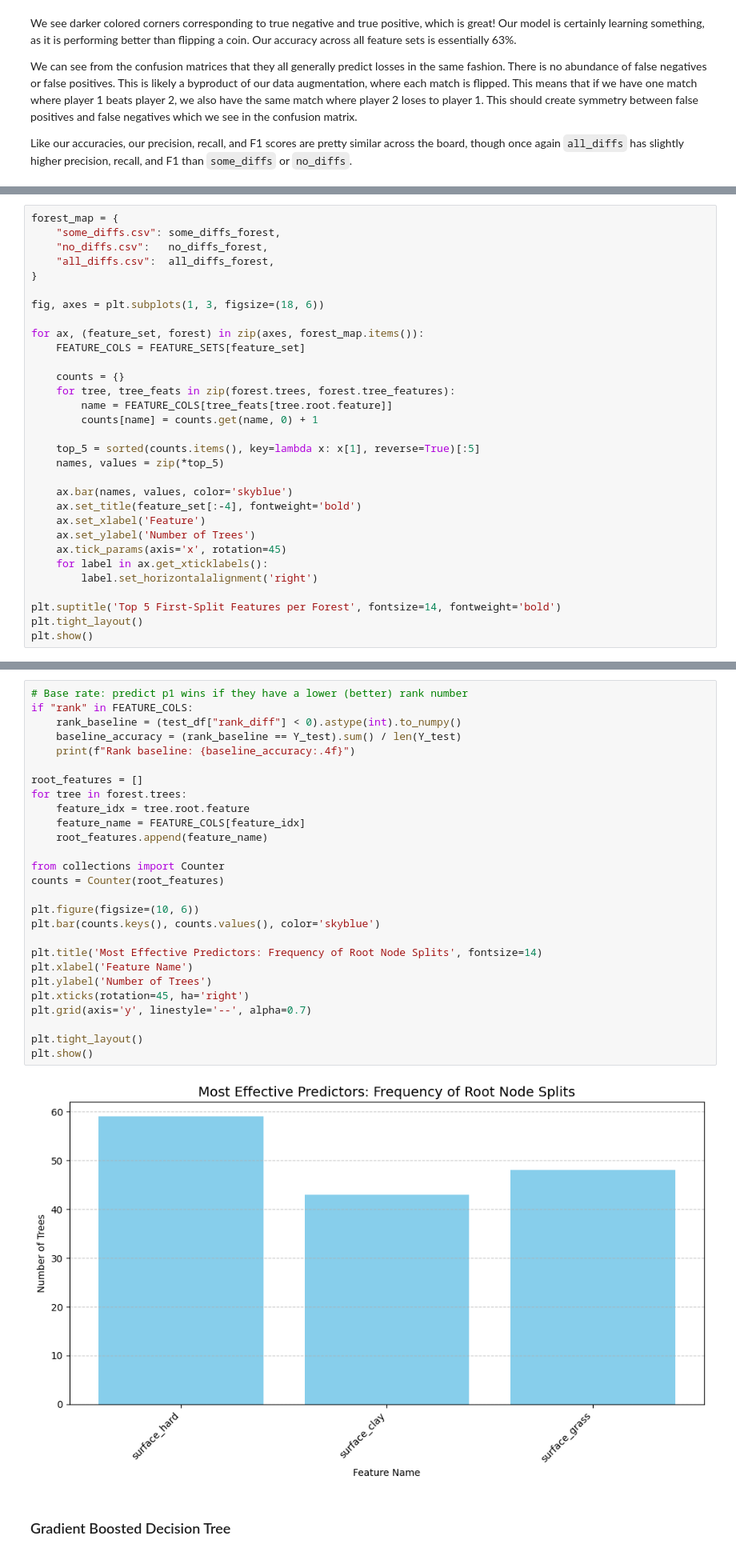
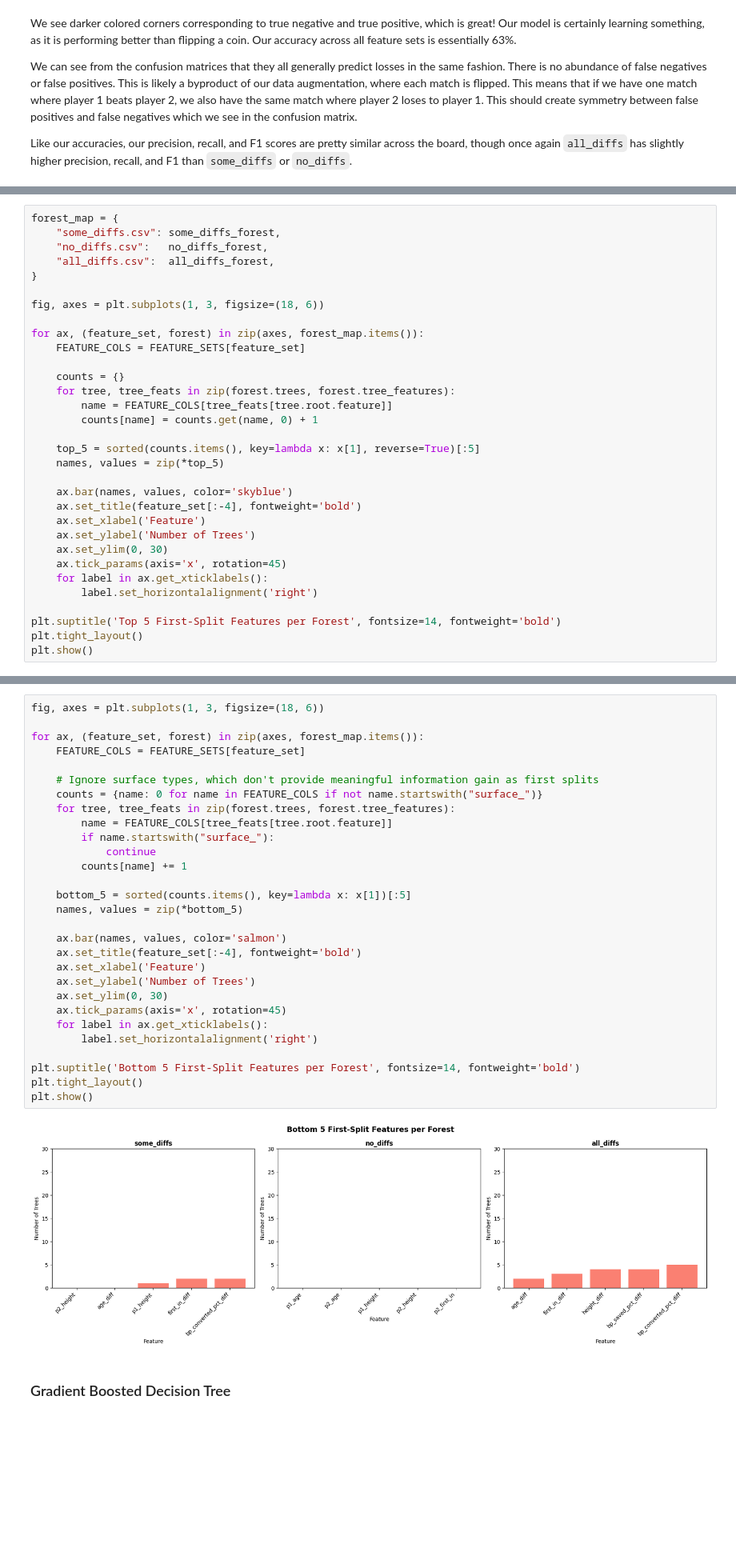
Before and after one commit to CamBitter/RallyRF, a Jupyter notebook: report.ipynb, the cells around one changed output, grey strips where cells are left out. Shown at 80% size. Cells and saved outputs as stored; diff of their text form; blank space fills up the shorter version.

Commit message:
finish results for random forest

```diff
--- a/report.ipynb
+++ b/report.ipynb
@@ -778,6 +778,7 @@ for ax, (feature_set, forest) in zip(axes, forest_map.items()):
     ax.set_title(feature_set[:-4], fontweight='bold')
     ax.set_xlabel('Feature')
     ax.set_ylabel('Number of Trees')
+    ax.set_ylim(0, 30)
     ax.tick_params(axis='x', rotation=45)
     for label in ax.get_xticklabels():
         label.set_horizontalalignment('right')
@@ -792,32 +805,34 @@ Additionally, we can look at all the trees, and see what they each split on firs
 # %%
-# Base rate: predict p1 wins if they have a lower (better) rank number
-if "rank" in FEATURE_COLS:
-    rank_baseline = (test_df["rank_diff"] < 0).astype(int).to_numpy()
-    baseline_accuracy = (rank_baseline == Y_test).sum() / len(Y_test)
-    print(f"Rank baseline: {baseline_accuracy:.4f}")
+fig, axes = plt.subplots(1, 3, figsize=(18, 6))
 
-root_features = []
-for tree in forest.trees:
-    feature_idx = tree.root.feature
-    feature_name = FEATURE_COLS[feature_idx]
-    root_features.append(feature_name)
+for ax, (feature_set, forest) in zip(axes, forest_map.items()):
+    FEATURE_COLS = FEATURE_SETS[feature_set]
 
-from collections import Counter
-counts = Counter(root_features)
+    # Ignore surface types, which don't provide meaningful information gain as first splits
+    counts = {name: 0 for name in FEATURE_COLS if not name.startswith("surface_")}
+    for tree, tree_feats in zip(forest.trees, forest.tree_features):
+        name = FEATURE_COLS[tree_feats[tree.root.feature]]
+        if name.startswith("surface_"):
+            continue
+        counts[name] += 1
 
-plt.figure(figsize=(10, 6))
-plt.bar(counts.keys(), counts.values(), color='skyblue')
+    bottom_5 = sorted(counts.items(), key=lambda x: x[1])[:5]
+    names, values = zip(*bottom_5)
 
-plt.title('Most Effective Predictors: Frequency of Root Node Splits', fontsize=14)
-plt.xlabel('Feature Name')
-plt.ylabel('Number of Trees')
-plt.xticks(rotation=45, ha='right')
-plt.grid(axis='y', linestyle='--', alpha=0.7)
+    ax.bar(names, values, color='salmon')
+    ax.set_title(feature_set[:-4], fontweight='bold')
+    ax.set_xlabel('Feature')
+    ax.set_ylabel('Number of Trees')
+    ax.set_ylim(0, 30)
+    ax.tick_params(axis='x', rotation=45)
+    for label in ax.get_xticklabels():
+        label.set_horizontalalignment('right')
 
+plt.suptitle('Bottom 5 First-Split Features per Forest', fontsize=14, fontweight='bold')
 plt.tight_layout()
 plt.show()
 # %% [output]
-[figure, old version]
+[figure, new version]
 # %% [markdown]
 ### Gradient Boosted Decision Tree
 # %%
```
Also changed, not shown: parts of 4 cells of this notebook.
